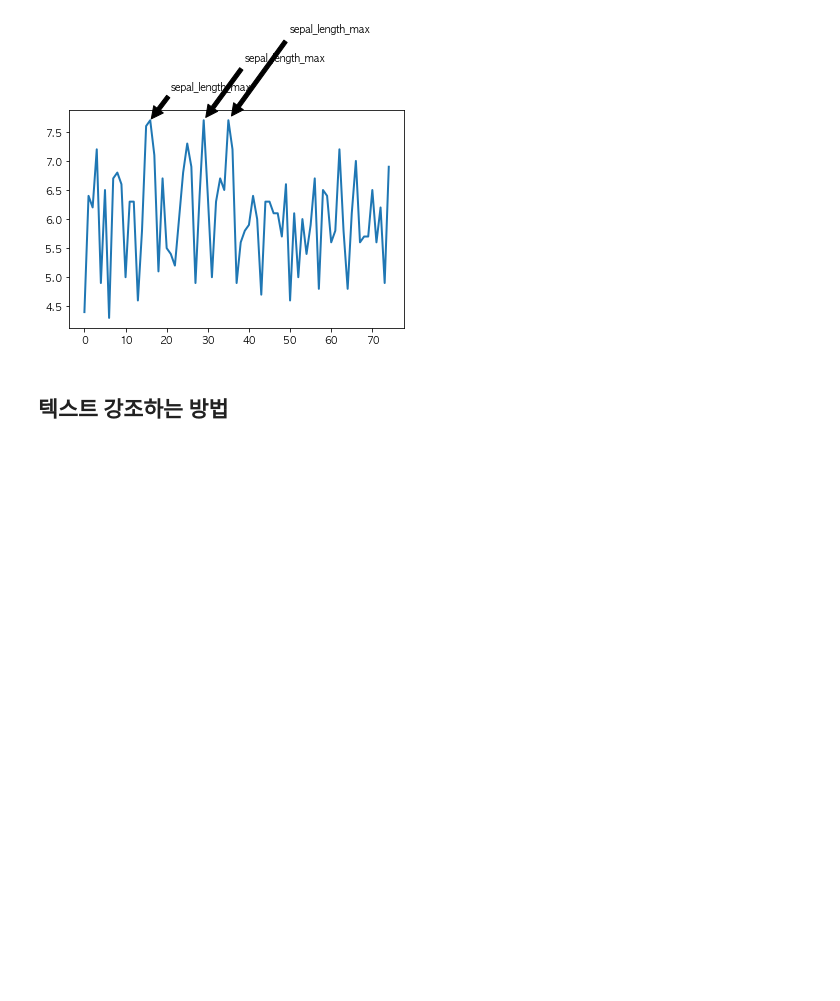
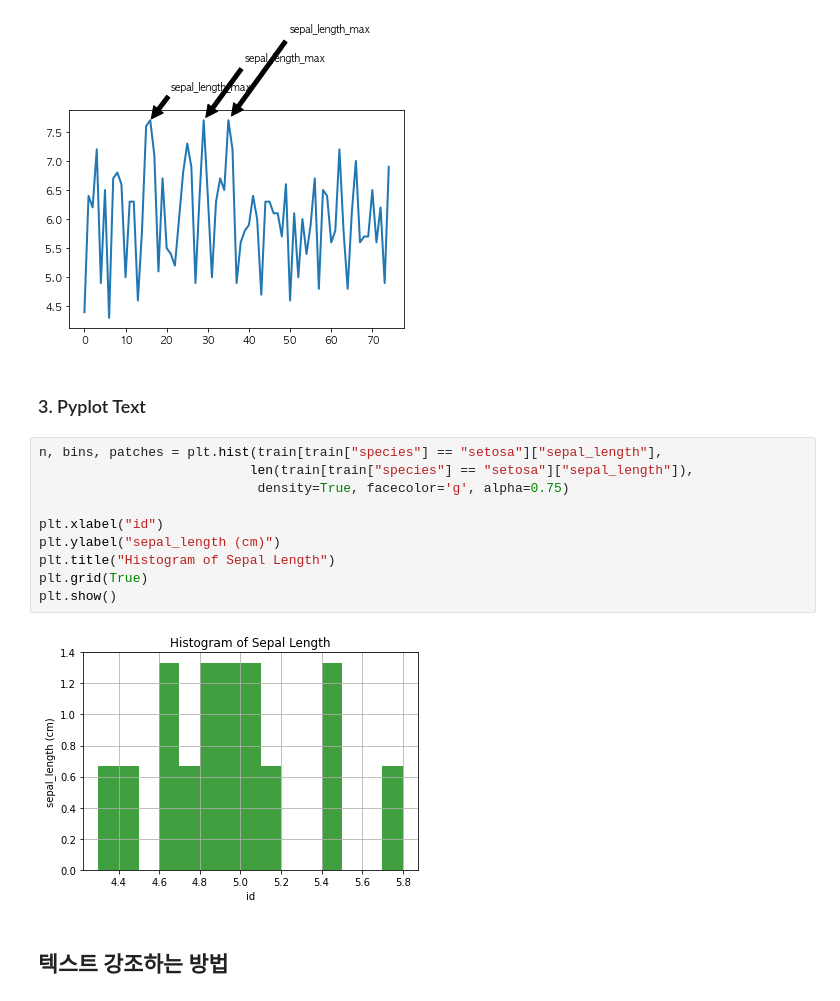
Before and after one commit to datacampic/visualization, a Jupyter notebook: 김진성/iris dataset/iris-visualization-tip.ipynb, the cells around one changed output. Drawn from its saved outputs; the diff is of its cells as text; blank space fills up the shorter version.

```diff
--- a/김진성/iris dataset/iris-visualization-tip.ipynb
+++ b/김진성/iris dataset/iris-visualization-tip.ipynb
@@ -570,6 +570,20 @@ for i, j in zip(list(id_location), [1, 2, 3]):
 plt.show()
 # %% [output]
 [figure]
+# %% [markdown]
+### 3. Pyplot Text
+# %%
+n, bins, patches = plt.hist(train[train["species"] == "setosa"]["sepal_length"],
+                           len(train[train["species"] == "setosa"]["sepal_length"]),
+                            density=True, facecolor='g', alpha=0.75)
+
+plt.xlabel("id")
+plt.ylabel("sepal_length (cm)")
+plt.title("Histogram of Sepal Length")
+plt.grid(True)
+plt.show()
+# %% [output]
+[figure, added]
 # %% [markdown]
 ## 텍스트 강조하는 방법
 # %% [markdown]
```
Also changed, not shown: parts of 1 cell of this notebook.
